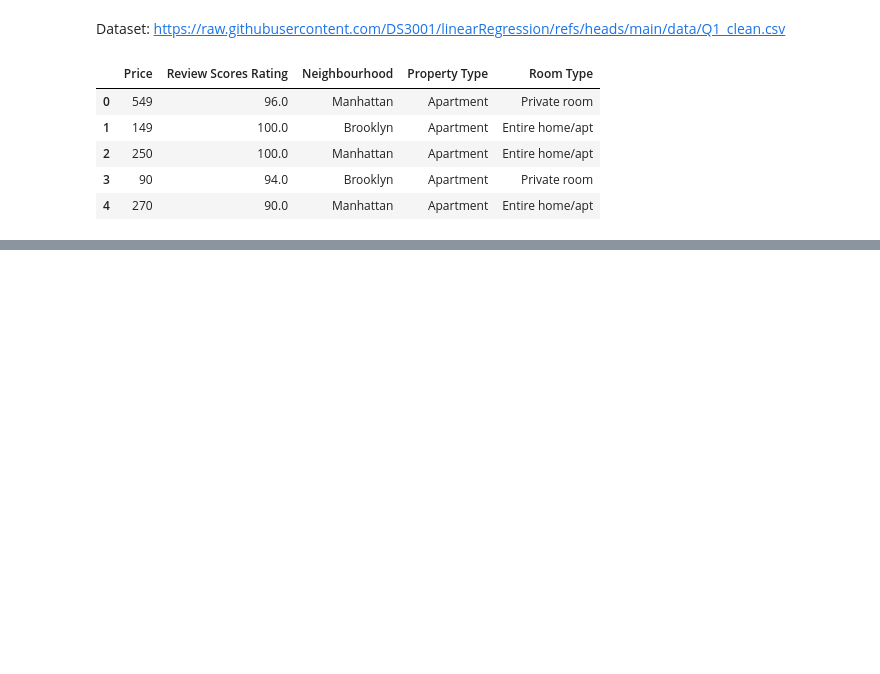
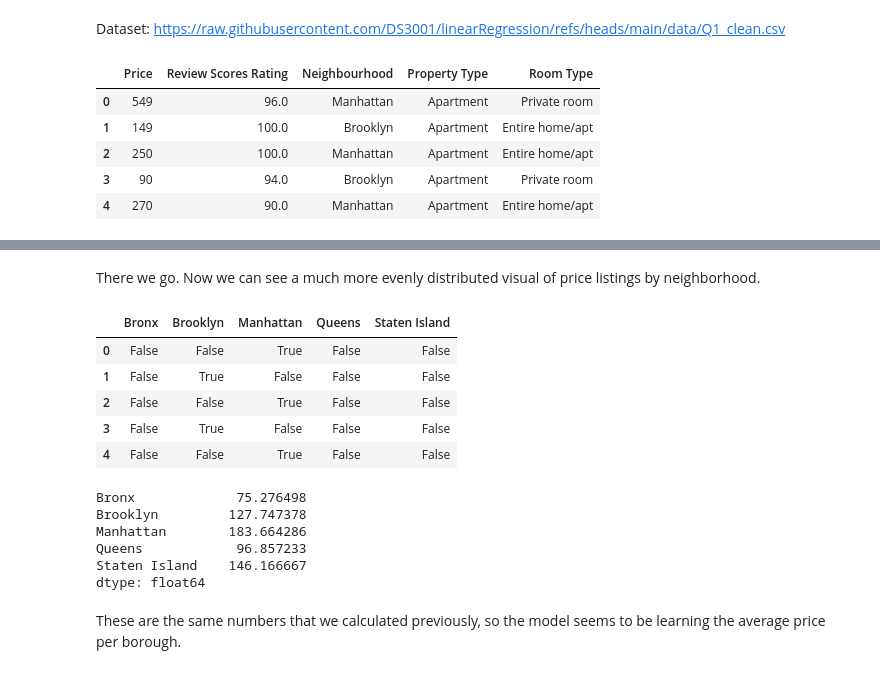
Before and after one commit to kylevogel/week_8, a Jupyter notebook: Lab4.ipynb, the cells around one changed output, grey strips where cells are left out. Cells and saved outputs as stored; diff of their text form; code cells hidden in the pictures; blank space fills up the shorter version.

```diff
--- a/Lab4.ipynb
+++ b/Lab4.ipynb
@@ -47,0 +73,37 @@ KeyError: 'Neighbourhood'
+# %% [markdown]
+There we go. Now we can see a much more evenly distributed visual of price listings by neighborhood.
+# %%
+# Now we encode our dummy variable without dropping to to get rid of the intercept
+
+DummyVar = pd.get_dummies(df["Neighbourhood"])
+DummyVar.head()
+# %% [output]
+|  | Bronx | Brooklyn | Manhattan | Queens | Staten Island |
+| 0 | False | False | True | False | False |
+| 1 | False | True | False | False | False |
+| 2 | False | False | True | False | False |
+| 3 | False | True | False | False | False |
+| 4 | False | False | True | False | False |
+# %%
+# Okay, now let's compare the coefficients in regression to the table that we had previously.
+from sklearn.linear_model import LinearRegression
+
+ModelBuild = LinearRegression(fit_intercept=False)
+ModelBuild.fit(X, Y)
+
+# Now we must define our variables
+Y = df["Price"]
+X = DummyVar
+
+# Now let's see those coefficients
+Coefficents = pd.Series(ModelBuild.coef_, index = X.columns)
+print(Coefficents)
+# %% [output]
+Bronx             75.276498
+Brooklyn         127.747378
+Manhattan        183.664286
+Queens            96.857233
+Staten Island    146.166667
+dtype: float64
+# %% [markdown]
+These are the same numbers that we calculated previously, so the model seems to be learning the average price per borough.
```
Also changed, not shown: parts of 6 cells of this notebook.
